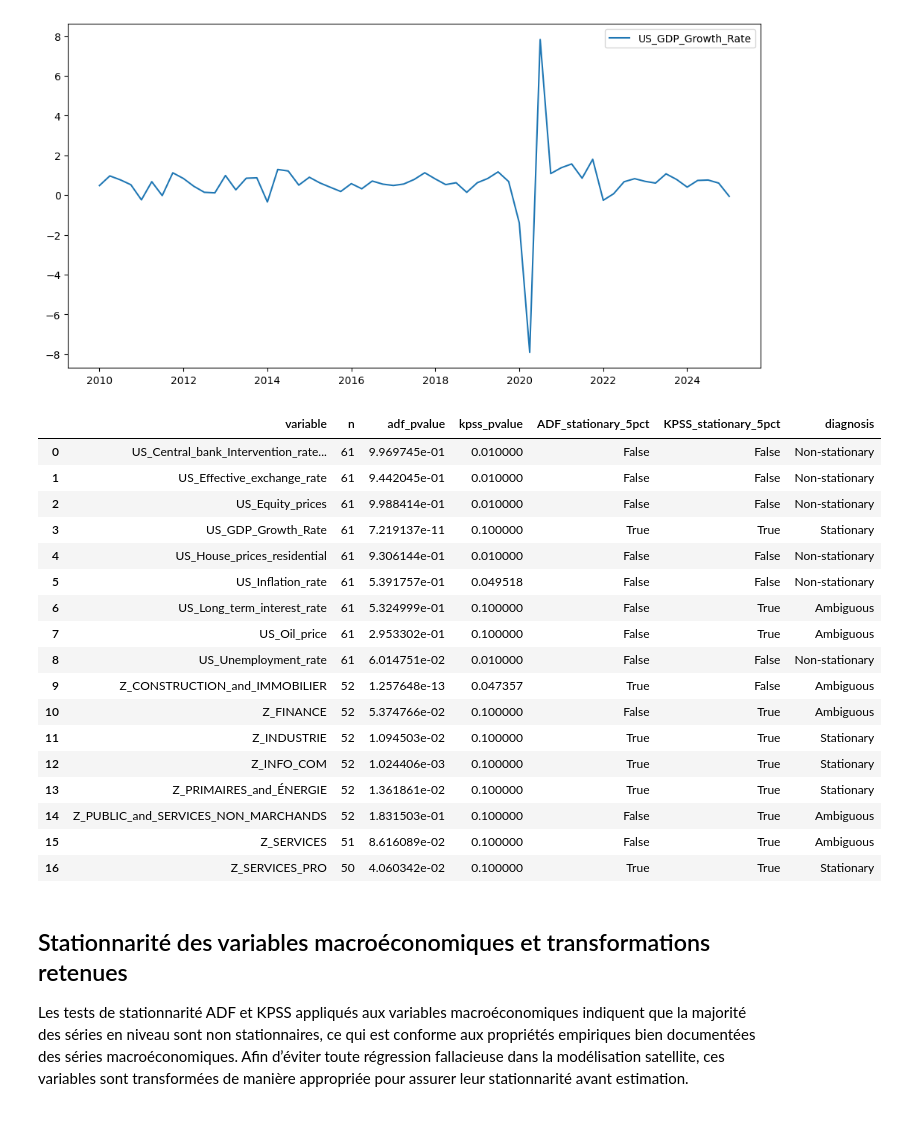
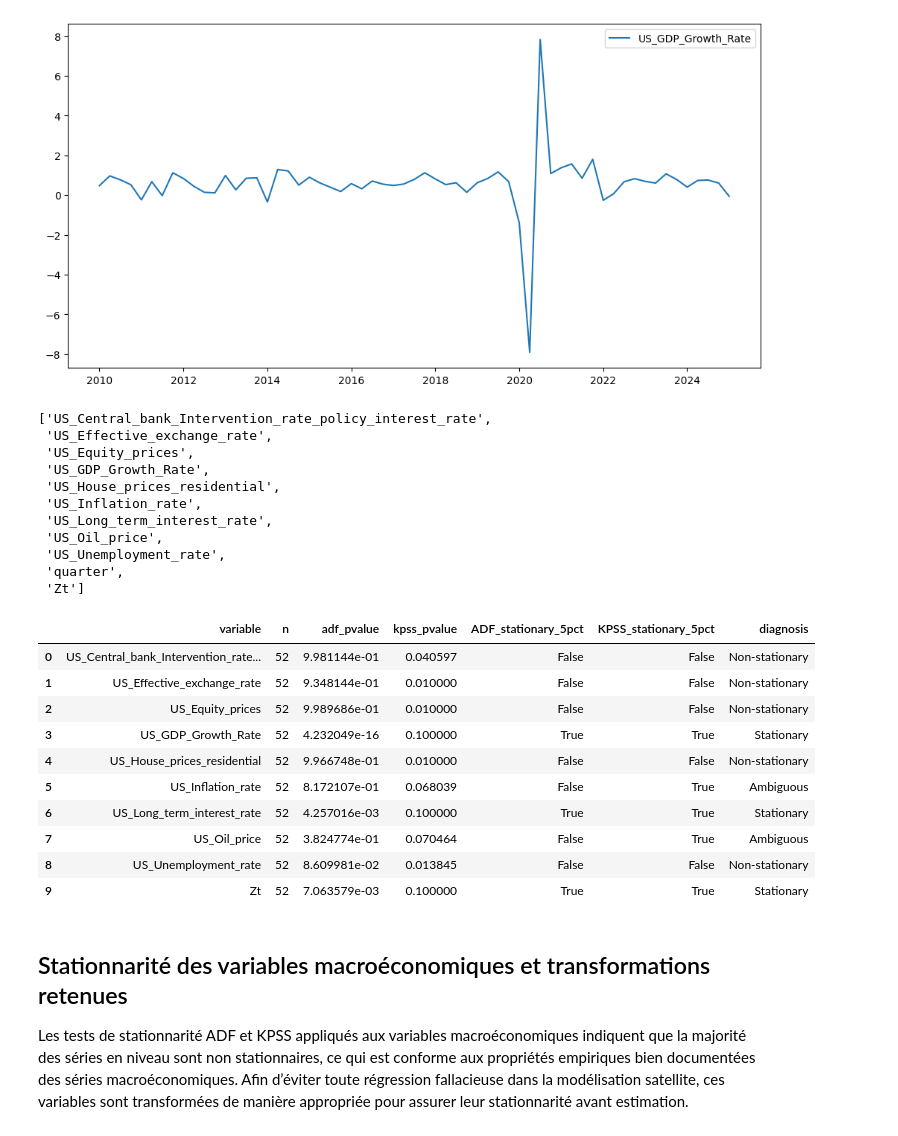
Before and after one commit to Celeste2405/PFE, a Jupyter notebook: model_averaging.ipynb, the cells around one changed output. Saved outputs shown, nothing was run; the diff lists cells and outputs as text; code cells hidden in the pictures.

```diff
--- a/model_averaging.ipynb
+++ b/model_averaging.ipynb
@@ -248,0 +195,2 @@ def build_macro_plus_Z_wide(
+# %%
+df_full['quarter'] =df_full['quarter'].astype(str)
@@ -248,0 +217,2 @@ def build_macro_plus_Z_wide(
+# %%
+df_full = df_full.set_index("quarter")
@@ -249,14 +240,5 @@ def build_macro_plus_Z_wide(
 # %%
-df_full = build_macro_plus_Z_wide(
-    df_ts=df_ts,         # macro wide, index = dates trimestrielles
-    Z_hat=Z_hat,       # ton Z trimestriel
-    date_col_z="quarter",
-    sector_col_z="sector",
-    z_value_col="z_hat",  # ou "Z_group" si c'est bien le nom
-    how="left",
-    agg="mean",
-    force_quarter_start=True
-)
+
 
 # check NaN sur les Z
 na_rate = df_full.filter(like="Z_").isna().mean().sort_values()
@@ -303,0 +274,2 @@ df_full
+# %%
+df_full.index = pd.to_datetime([x[0] for x in df_full.index]).normalize()
@@ -452,26 +428,33 @@ def stationarity_tests_summary(
+# %%
+variables
+# %% [output]
+['US_Central_bank_Intervention_rate_policy_interest_rate',
+ 'US_Effective_exchange_rate',
+ 'US_Equity_prices',
+ 'US_GDP_Growth_Rate',
+ 'US_House_prices_residential',
+ 'US_Inflation_rate',
+ 'US_Long_term_interest_rate',
+ 'US_Oil_price',
+ 'US_Unemployment_rate',
+ 'quarter',
+ 'Zt']
 # %%
-variables = df_full.columns.tolist()
+variables = df_full.columns.drop("quarter")# toutes sauf "quarter"
 stationarity_df = stationarity_tests_summary(df_full, variables)
 stationarity_df
 # %% [output]
 |  | variable | n | adf_pvalue | kpss_pvalue | ADF_stationary_5pct | KPSS_stationary_5pct | diagnosis |
-| 0 | US_Central_bank_Intervention_rate... | 61 | 9.969745e-01 | 0.010000 | False | False | Non-stationary |
-| 1 | US_Effective_exchange_rate | 61 | 9.442045e-01 | 0.010000 | False | False | Non-stationary |
-| 2 | US_Equity_prices | 61 | 9.988414e-01 | 0.010000 | False | False | Non-stationary |
-| 3 | US_GDP_Growth_Rate | 61 | 7.219137e-11 | 0.100000 | True | True | Stationary |
-| 4 | US_House_prices_residential | 61 | 9.306144e-01 | 0.010000 | False | False | Non-stationary |
-| 5 | US_Inflation_rate | 61 | 5.391757e-01 | 0.049518 | False | False | Non-stationary |
-| 6 | US_Long_term_interest_rate | 61 | 5.324999e-01 | 0.100000 | False | True | Ambiguous |
-| 7 | US_Oil_price | 61 | 2.953302e-01 | 0.100000 | False | True | Ambiguous |
-| 8 | US_Unemployment_rate | 61 | 6.014751e-02 | 0.010000 | False | False | Non-stationary |
-| 9 | Z_CONSTRUCTION_and_IMMOBILIER | 52 | 1.257648e-13 | 0.047357 | True | False | Ambiguous |
-| 10 | Z_FINANCE | 52 | 5.374766e-02 | 0.100000 | False | True | Ambiguous |
-| 11 | Z_INDUSTRIE | 52 | 1.094503e-02 | 0.100000 | True | True | Stationary |
-| 12 | Z_INFO_COM | 52 | 1.024406e-03 | 0.100000 | True | True | Stationary |
-| 13 | Z_PRIMAIRES_and_ÉNERGIE | 52 | 1.361861e-02 | 0.100000 | True | True | Stationary |
-| 14 | Z_PUBLIC_and_SERVICES_NON_MARCHANDS | 52 | 1.831503e-01 | 0.100000 | False | True | Ambiguous |
-| 15 | Z_SERVICES | 51 | 8.616089e-02 | 0.100000 | False | True | Ambiguous |
-| 16 | Z_SERVICES_PRO | 50 | 4.060342e-02 | 0.100000 | True | True | Stationary |
+| 0 | US_Central_bank_Intervention_rate... | 52 | 9.981144e-01 | 0.040597 | False | False | Non-stationary |
+| 1 | US_Effective_exchange_rate | 52 | 9.348144e-01 | 0.010000 | False | False | Non-stationary |
+| 2 | US_Equity_prices | 52 | 9.989686e-01 | 0.010000 | False | False | Non-stationary |
+| 3 | US_GDP_Growth_Rate | 52 | 4.232049e-16 | 0.100000 | True | True | Stationary |
+| 4 | US_House_prices_residential | 52 | 9.966748e-01 | 0.010000 | False | False | Non-stationary |
+| 5 | US_Inflation_rate | 52 | 8.172107e-01 | 0.068039 | False | True | Ambiguous |
+| 6 | US_Long_term_interest_rate | 52 | 4.257016e-03 | 0.100000 | True | True | Stationary |
+| 7 | US_Oil_price | 52 | 3.824774e-01 | 0.070464 | False | True | Ambiguous |
+| 8 | US_Unemployment_rate | 52 | 8.609981e-02 | 0.013845 | False | False | Non-stationary |
+| 9 | Zt | 52 | 7.063579e-03 | 0.100000 | True | True | Stationary |
 # %% [markdown]
 ## Stationnarité des variables macroéconomiques et transformations retenues
 
```
Also changed, not shown: parts of 41 cells of this notebook, 10 other files.
